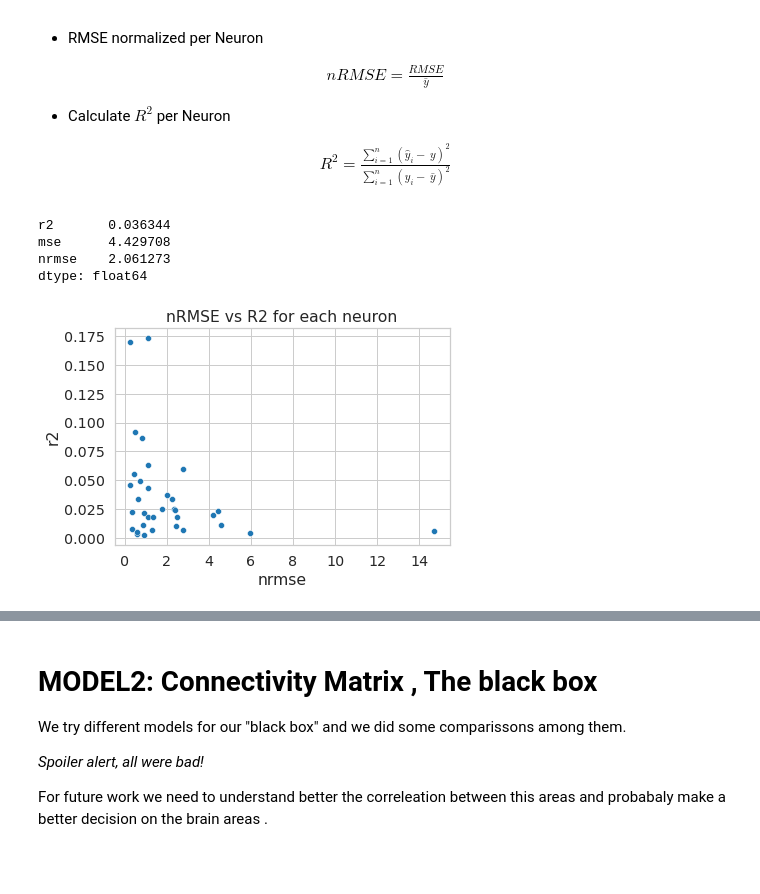
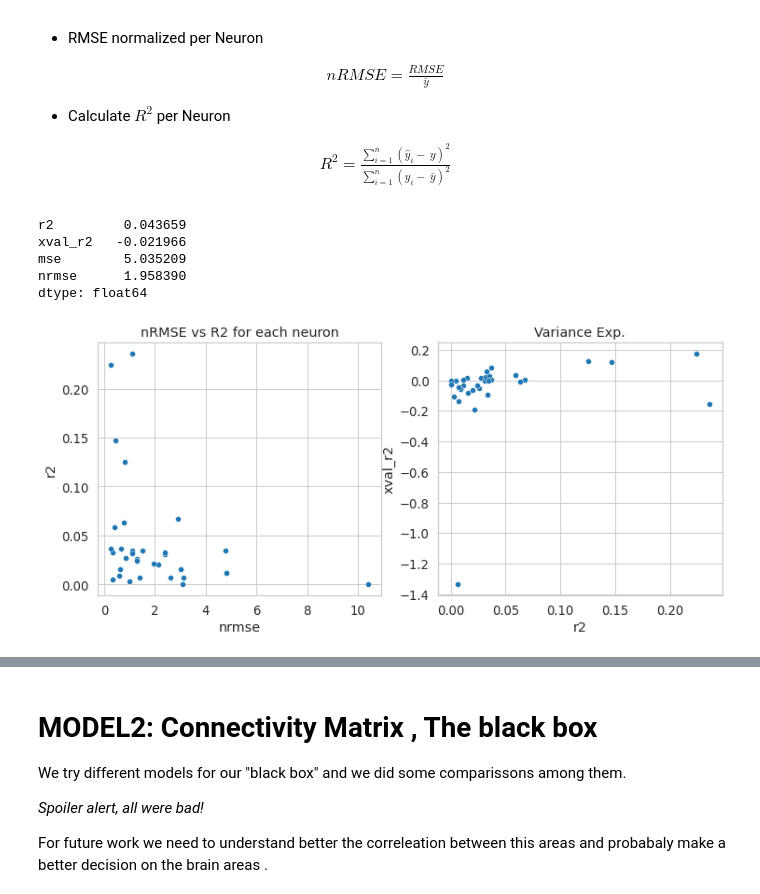
Before and after one commit to mgonzal1/wombats-malos, a Jupyter notebook: notebooks/model.ipynb, the cells around one changed output, grey strips where cells are left out. Cells and saved outputs as stored; diff of their text form; code cells hidden in the pictures; blank space fills up the shorter version.

Commit message:
updates to model and utils. notebook update

```diff
--- a/notebooks/model.ipynb
+++ b/notebooks/model.ipynb
@@ -113,15 +143,24 @@ y_{n,1} & y_{n,2} & \dots  &  y_{n,m}
 \theta_{3,1} & \theta_{3,2}& \dots & \theta_{3,m}\\
 \end{bmatrix}
 \end{align}
-# %%
-# Get data
-visual_dat = utils.get_visual_ctx(data_set)
-stim = data_set["stims"]
-
-# Model Linear Regression
-enc_model, enc_coefs = models.train_linear_encoder(stim, visual_dat)
-A1 = enc_coefs
-visual_dat_hat = enc_model(stim)
+# %%
+# Get data
+visual_dat = utils.get_region_data(train_set, region='visual', data_type='fr')
+stim = train_set['stims']
+n_visual_neurons = visual_dat.shape[0]
+if n_analysis_time_bins==1:
+    visual_dat = visual_dat.squeeze().T  # reshapes from neurons x trial x 1 bin, to trials x neurons
+    # Model Linear Regression
+    encoder, enc_coefs, enc_model = models.train_linear_encoder(stim, visual_dat)
+    A1 = enc_coefs
+    visual_dat_hat = encoder(stim)
+
+    enc_perf = np.zeros((n_visual_neurons,n_xval))
+    for neuron in range(n_visual_neurons):
+        enc_perf[neuron] = cross_val_score(enc_model, stim, visual_dat[:,neuron], cv=n_xval, scoring='explained_variance')
+else:
+    # need to implement a method for time window iteration
+    raise NotImplementedError
 # %% [markdown]
 ## Quantification of model performance per neuron
 
@@ -146,23 +185,30 @@ R^2 = \frac{\sum_{i=1}^n(\hat y_i - \ y)^2}{\sum_{i=1}^n (y_i - \ \bar{y})^2}
 \end{align}
 # %%
 #MSE and R2 per unit
-encoding_scores = pd.DataFrame(columns = ['r2', 'mse', 'nrmse'])
+encoding_scores = pd.DataFrame(columns = ['r2', 'xval_r2', 'mse', 'nrmse'])
 encoding_scores['r2'] = metrics.r2(visual_dat.T,visual_dat_hat.T)
 encoding_scores['mse'] = metrics.mse(visual_dat.T,visual_dat_hat.T)
 encoding_scores['nrmse'] = metrics.nrmse(visual_dat.T,visual_dat_hat.T)
+encoding_scores['xval_r2'] = np.median(enc_perf,axis=1)
+
 
 encoding_scores.mean()
 # %% [output]
-r2       0.036344
-mse      4.429708
-nrmse    2.061273
+r2         0.043659
+xval_r2   -0.021966
+mse        5.035209
+nrmse      1.958390
 dtype: float64
 # %%
-with sns.plotting_context("notebook", font_scale=1.3):
-    ax = sns.scatterplot(x='nrmse', y='r2', data=encoding_scores)
-    ax.set_title('nRMSE vs R2 for each neuron')
+with sns.plotting_context("notebook", font_scale=1.2):
+    f,ax = plt.subplots(1,2, figsize=[12,5])
+    sns.scatterplot(x='nrmse', y='r2', data=encoding_scores,ax=ax[0])
+    ax[0].set_title('nRMSE vs R2 for each neuron')
+
+    sns.scatterplot(x='r2', y='xval_r2', data=encoding_scores, ax=ax[1])
+    ax[1].set_title('Variance Exp.')
 # %% [output]
-[figure, old version]
+[figure, new version]
 # %% [markdown]
 ## Cross-validation: Testing with k-fold
 
```
Also changed, not shown: parts of 15 cells of this notebook, 2 other files.
